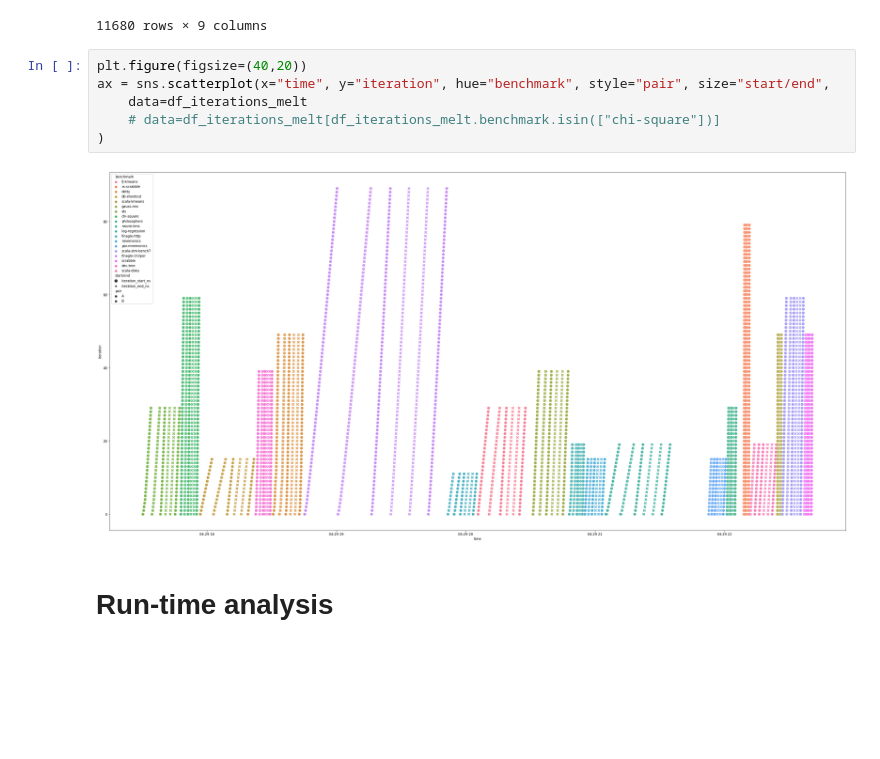
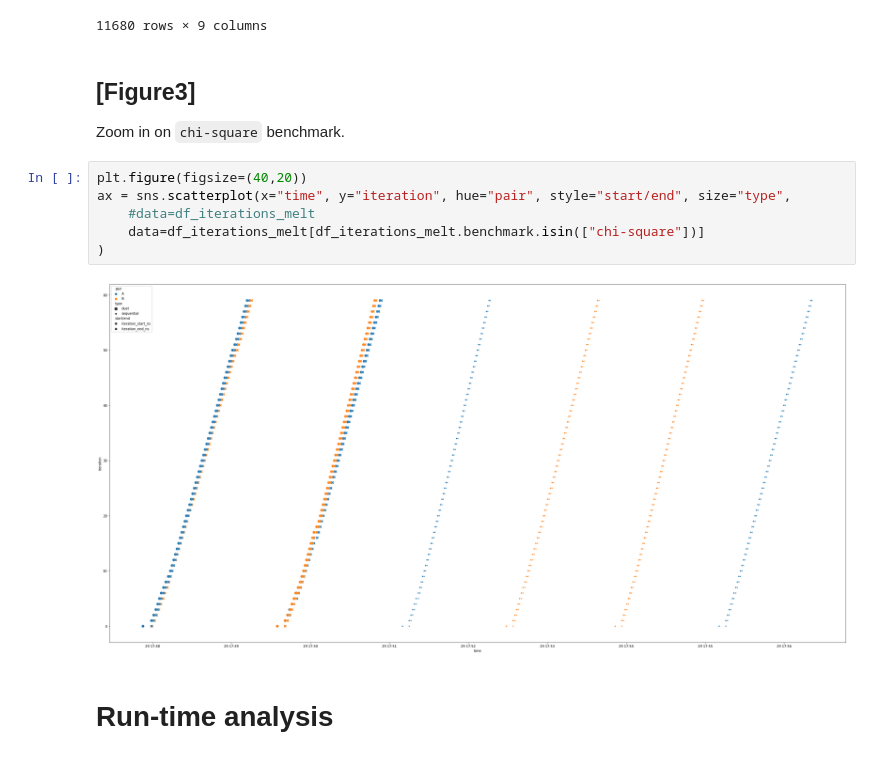
Before and after one commit to TomasDrozdik/asynchronous-duet, a Jupyter notebook: duet/analyze.ipynb, the cells around one changed output. Cells and saved outputs as stored; diff of their text form; blank space fills up the shorter version.

```diff
--- a/duet/analyze.ipynb
+++ b/duet/analyze.ipynb
@@ -79,14 +98,18 @@ df_iterations_melt
 | 11678 | sequential | chi-square | 1 | 58 | A | BA | iteration_end_ns | 1651254980225528400 | 2022-04-29 17:56:20.225528400 |
 | 11679 | sequential | chi-square | 1 | 59 | A | BA | iteration_end_ns | 1651254981292663600 | 2022-04-29 17:56:21.292663600 |
 11680 rows × 9 columns
+# %% [markdown]
+## [Figure3]
+
+Zoom in on `chi-square` benchmark.
 # %%
 plt.figure(figsize=(40,20))
-ax = sns.scatterplot(x="time", y="iteration", hue="benchmark", style="pair", size="start/end",
-    data=df_iterations_melt
-    # data=df_iterations_melt[df_iterations_melt.benchmark.isin(["chi-square"])]
+ax = sns.scatterplot(x="time", y="iteration", hue="pair", style="start/end", size="type",
+    #data=df_iterations_melt
+    data=df_iterations_melt[df_iterations_melt.benchmark.isin(["chi-square"])]
 )
 # %% [output]
-[figure, old version]
+[figure, new version]
 # %% [markdown]
 # Run-time analysis
 # %%
```
Also changed, not shown: parts of 15 cells of this notebook, 2 other files.
